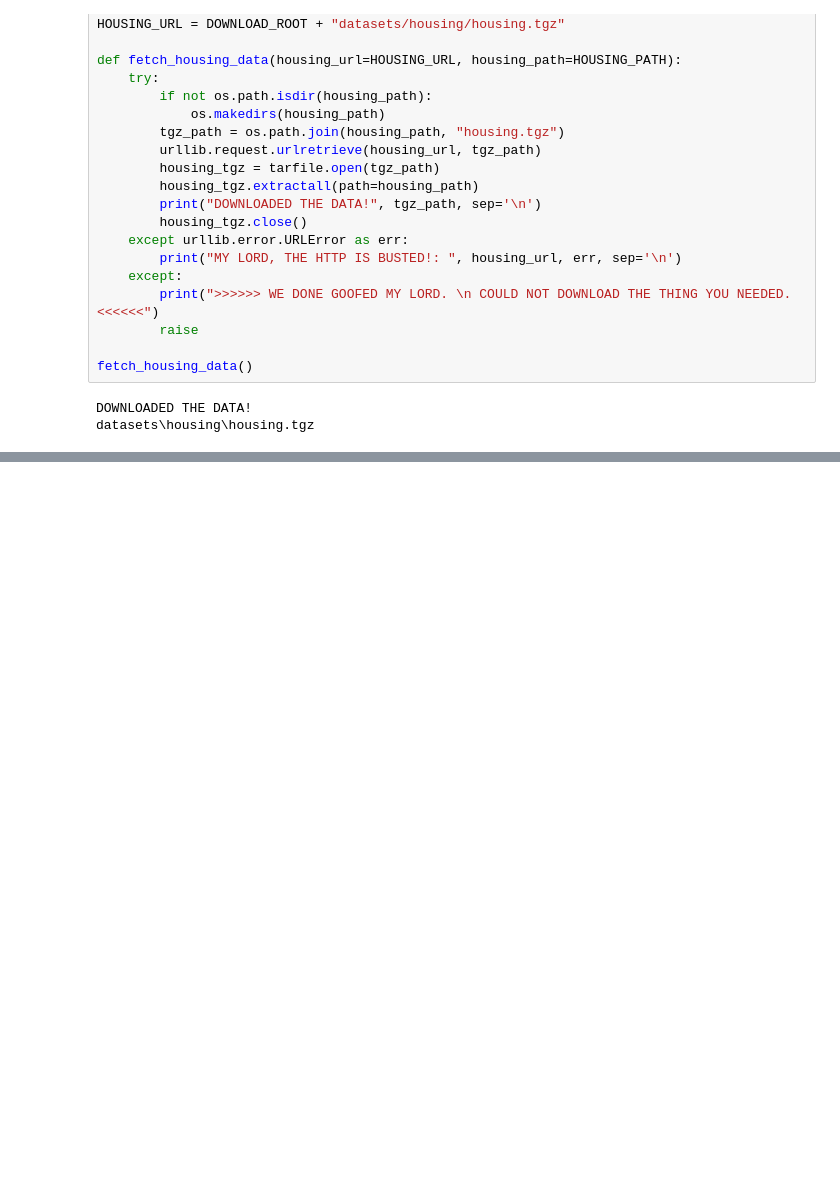
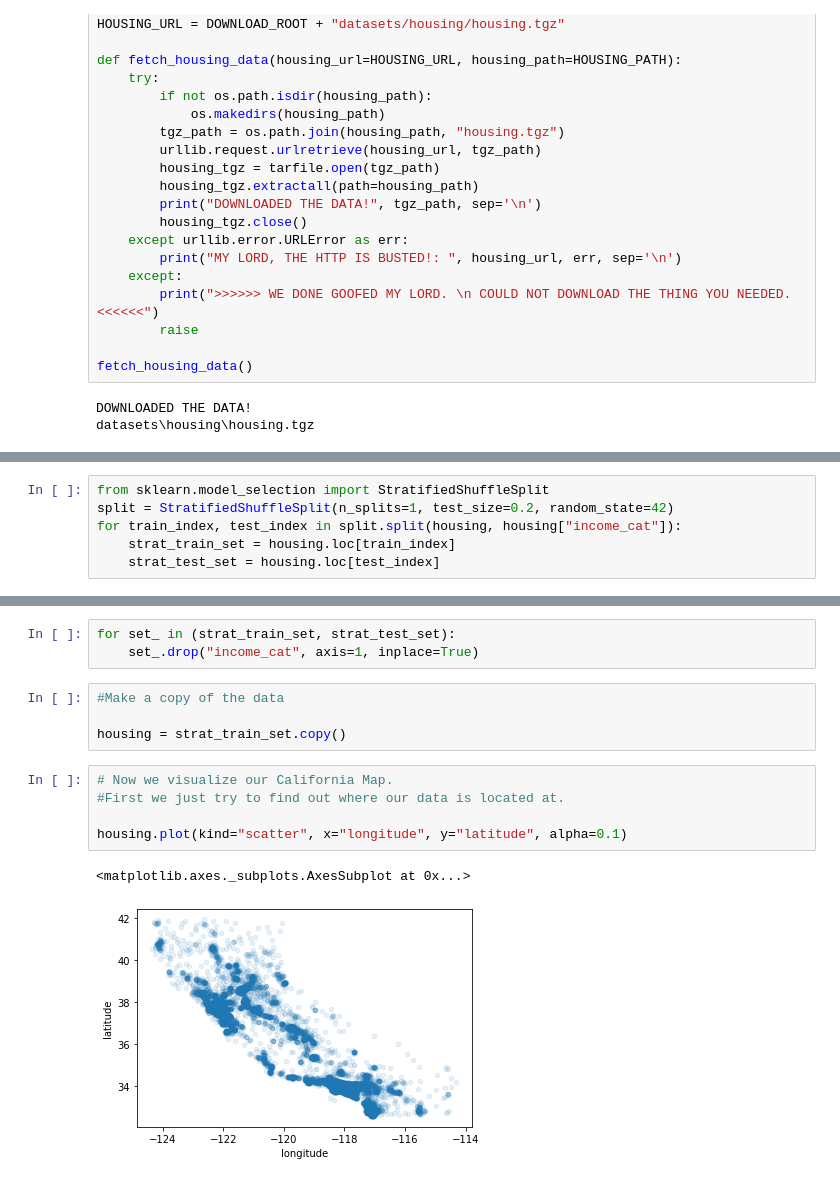
Before and after one commit to pineappledreams/kaggle-and-friends, a Jupyter notebook: geron/MLHousing.ipynb, the cells around one changed output, grey strips where cells are left out. Cells and saved outputs as stored; diff of their text form; blank space fills up the shorter version.

```diff
--- a/geron/MLHousing.ipynb
+++ b/geron/MLHousing.ipynb
@@ -97,0 +126,6 @@ memory usage: 1.6+ MB
+# %%
+from sklearn.model_selection import StratifiedShuffleSplit
+split = StratifiedShuffleSplit(n_splits=1, test_size=0.2, random_state=42)
+for train_index, test_index in split.split(housing, housing["income_cat"]):
+    strat_train_set = housing.loc[train_index]
+    strat_test_set = housing.loc[test_index]
@@ -97,0 +150,15 @@ memory usage: 1.6+ MB
+# %%
+for set_ in (strat_train_set, strat_test_set):
+    set_.drop("income_cat", axis=1, inplace=True)
+# %%
+#Make a copy of the data
+
+housing = strat_train_set.copy()
+# %%
+# Now we visualize our California Map.
+#First we just try to find out where our data is located at.
+
+housing.plot(kind="scatter", x="longitude", y="latitude", alpha=0.1)
+# %% [output]
+<matplotlib.axes._subplots.AxesSubplot at 0x...>
+[figure, added]
```
Also changed, not shown: parts of 12 cells of this notebook.
